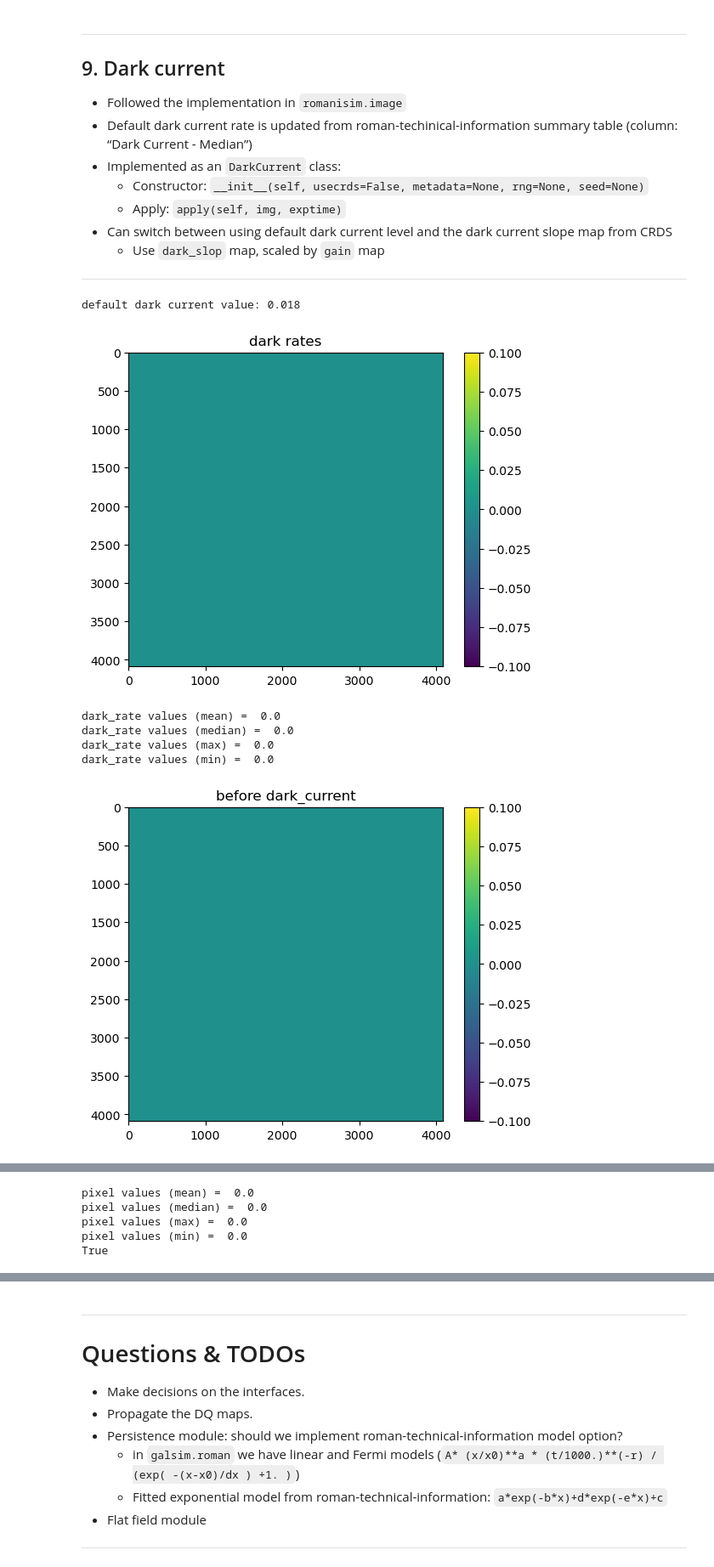
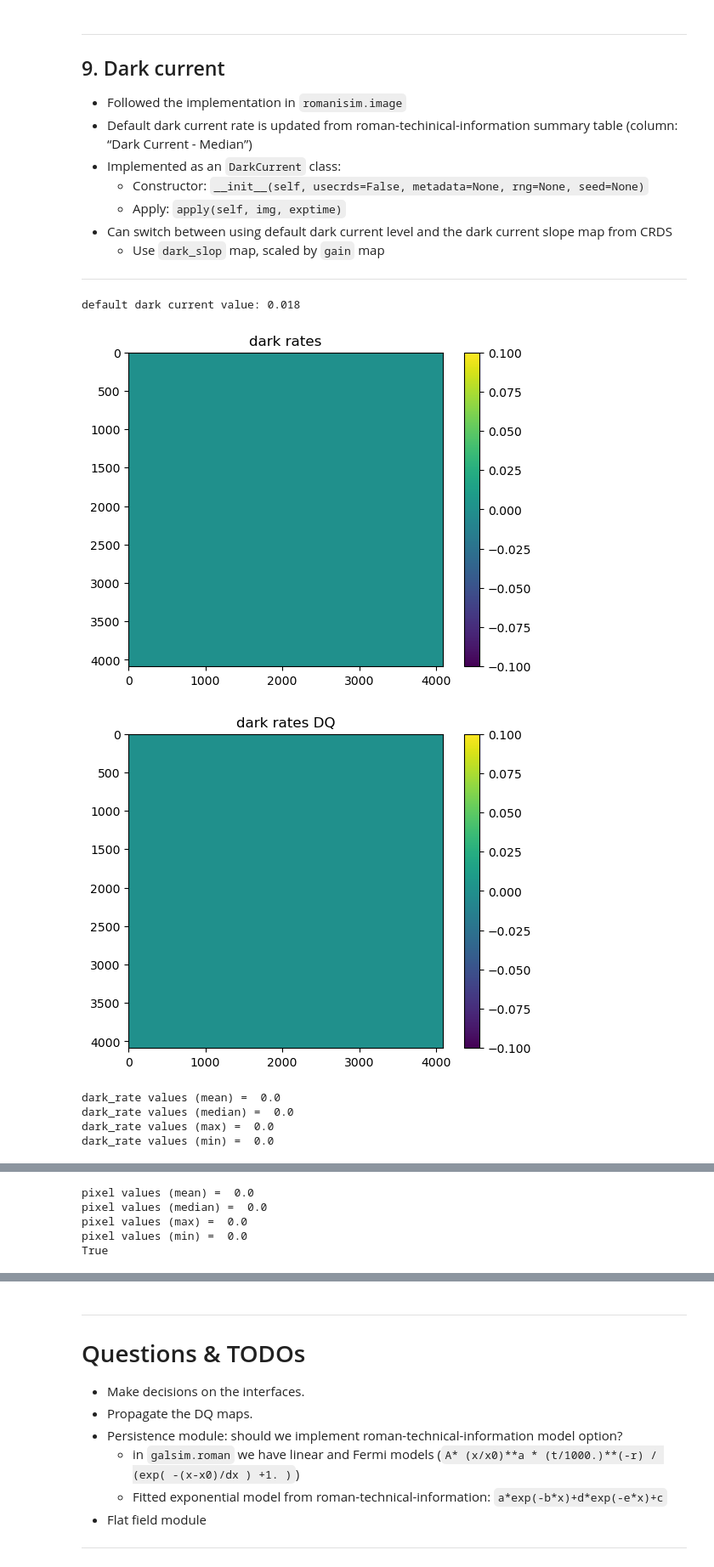
Before and after one commit to yuedong0607/romanisim, a Jupyter notebook: romanisim/models/example_APIs.ipynb, the cells around one changed output, grey strips where cells are left out. Shown at 85% size. Drawn from its saved outputs; the diff is of its cells as text; code cells hidden in the pictures.

```diff
--- a/romanisim/models/example_APIs.ipynb
+++ b/romanisim/models/example_APIs.ipynb
@@ -551,10 +569,15 @@ pixel values (min) =  0.3333348
 # To get a scalar of default dark current rate
 print(f"default dark current value: {models.dark_current}")
 
-dark_current = models.DarkCurrent(usecrds=True)
+dark_current = models.DarkCurrent(usecrds=True, getdq=True)
 
 plt.imshow(dark_current.dark_rate, vmin=dark_current.dark_rate.min(), vmax=dark_current.dark_rate.max())
 plt.title("dark rates")
+plt.colorbar()
+plt.show()
+
+plt.imshow(dark_current.dq, vmin=dark_current.dq.min(), vmax=dark_current.dq.max())
+plt.title("dark rates DQ")
 plt.colorbar()
 plt.show()
 
@@ -574,35 +597,35 @@ plt.colorbar()
 plt.show()
 
 dark_current.apply(img=image, exptime=100.0)
 
 mean, std = np.mean(image.array), np.std(image.array)
 plt.imshow(image.array, vmin=mean - std / 2.0, vmax=mean + std / 2.0)
 
 plt.title("after dark_current")
 plt.colorbar()
 plt.show()
 print("pixel values (mean) = ", np.median(image.array))
 print("pixel values (median) = ", np.mean(image.array))
 print("pixel values (max) = ", np.max(image.array))
 print("pixel values (min) = ", np.min(image.array))
 
 # print(dark_current.dark_rate)
 are_all_same = len(np.unique(dark_current.dark_rate)) == 1
 print(are_all_same)
 
 # Apply gain on a numpy array:
 arr = np.zeros((4088, 4088), dtype=np.float32)
 dark_current.apply(img=arr, exptime=100.0)
 mean, std = np.mean(arr), np.std(arr)
 plt.imshow(image.array, vmin=mean - std / 2.0, vmax=mean + std / 2.0)
 plt.title("after dark_current")
 plt.colorbar()
 plt.show()
 # %% [output]
 default dark current value: 0.018
 [figure]
+[figure, new version]
 dark_rate values (mean) =  0.0
 dark_rate values (median) =  0.0
 dark_rate values (max) =  0.0
 dark_rate values (min) =  0.0
-[figure, old version]
```
Also changed, not shown: parts of 5 cells of this notebook.
